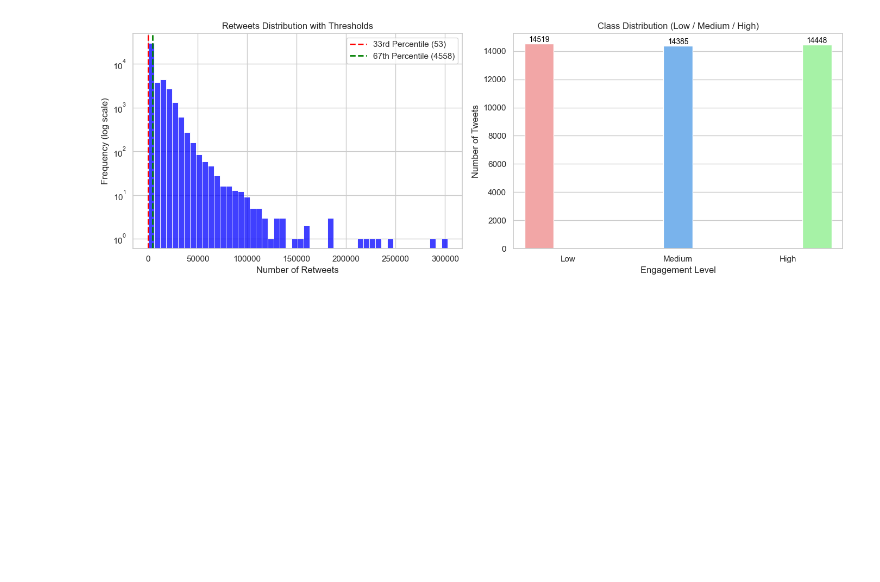
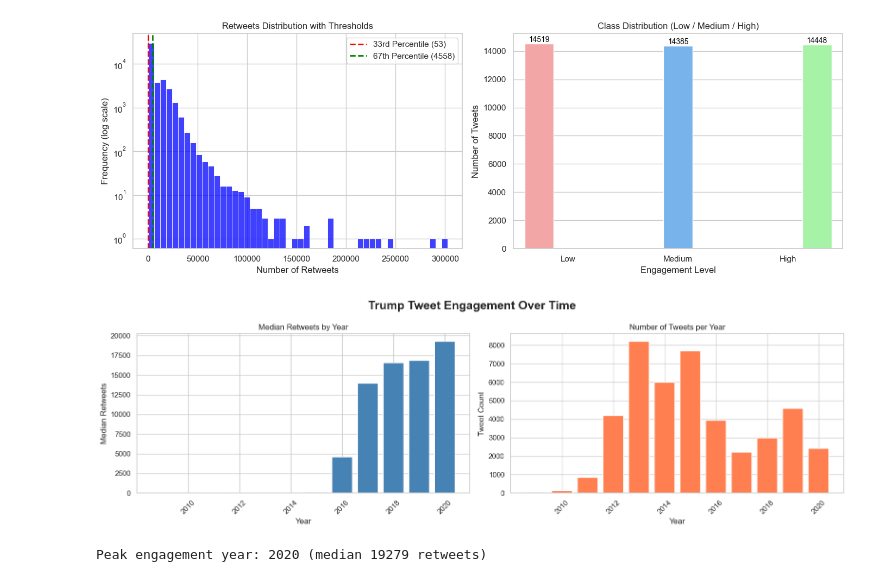
Before and after one commit to xalixja/social-media-engagement-prediction, a Jupyter notebook: notebooks/01_EDA.ipynb, the cells around one changed output. Drawn from its saved outputs; the diff is of its cells as text; code cells hidden in the pictures; blank space fills up the shorter version.

```diff
--- a/notebooks/01_EDA.ipynb
+++ b/notebooks/01_EDA.ipynb
@@ -173,3 +173,34 @@ Threshold for Low Engagement (Bottom 33.33%): Up to 53 retweets
 Threshold for Medium Engagement (Middle 33.33%): 54 to 4558 retweets
 Threshold for High Engagement (Top 33.33%): More than 4558 retweets
 [figure]
+# %%
+# --- TEMPORAL ANALYSIS: HOW ENGAGEMENT EVOLVED OVER TIME ---
+
+df['date'] = pd.to_datetime(df['date'], utc=True)
+df['year'] = df['date'].dt.year
+
+fig, axes = plt.subplots(1, 2, figsize=(16, 5))
+fig.suptitle('Trump Tweet Engagement Over Time', fontsize=18, fontweight='bold')
+
+yearly_stats = df.groupby('year')['retweets'].agg(['median', 'count'])
+axes[0].bar(yearly_stats.index, yearly_stats['median'], color='steelblue', edgecolor='white')
+axes[0].set_title('Median Retweets by Year')
+axes[0].set_xlabel('Year')
+axes[0].set_ylabel('Median Retweets')
+axes[0].tick_params(axis='x', rotation=45)
+
+axes[1].bar(yearly_stats.index, yearly_stats['count'], color='coral', edgecolor='white')
+axes[1].set_title('Number of Tweets per Year')
+axes[1].set_xlabel('Year')
+axes[1].set_ylabel('Tweet Count')
+axes[1].tick_params(axis='x', rotation=45)
+
+plt.tight_layout()
+plt.show()
+
+peak_year = yearly_stats['median'].idxmax()
+print(f"Peak engagement year: {peak_year} "
+      f"(median {int(yearly_stats.loc[peak_year, 'median'])} retweets)")
+# %% [output]
+[figure, added]
+Peak engagement year: 2020 (median 19279 retweets)
```
Also changed, not shown: parts of 1 cell of this notebook, 4 other files.
